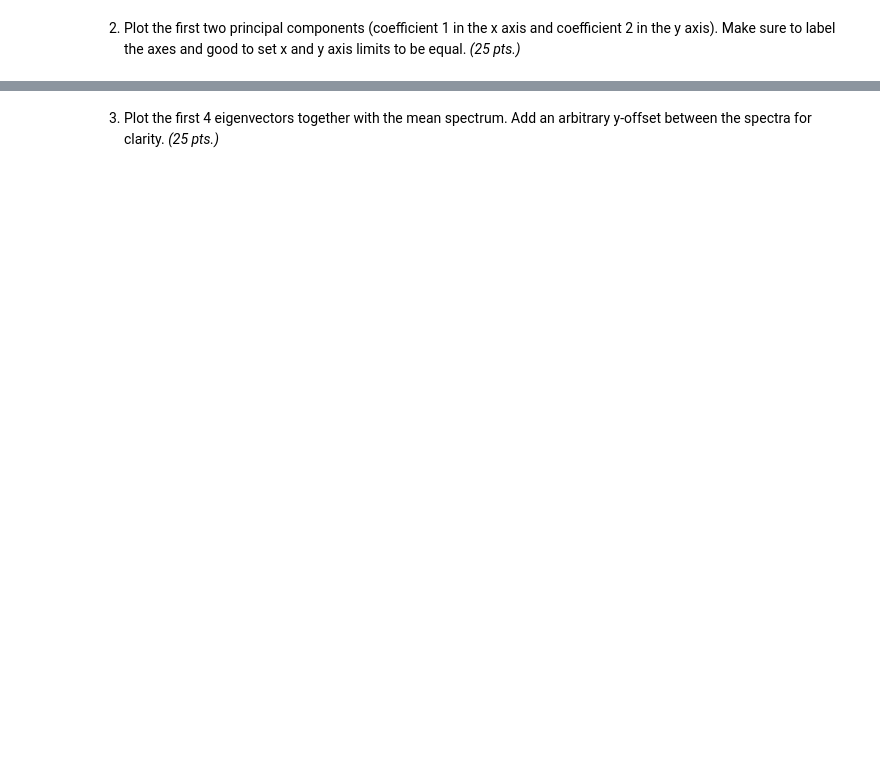
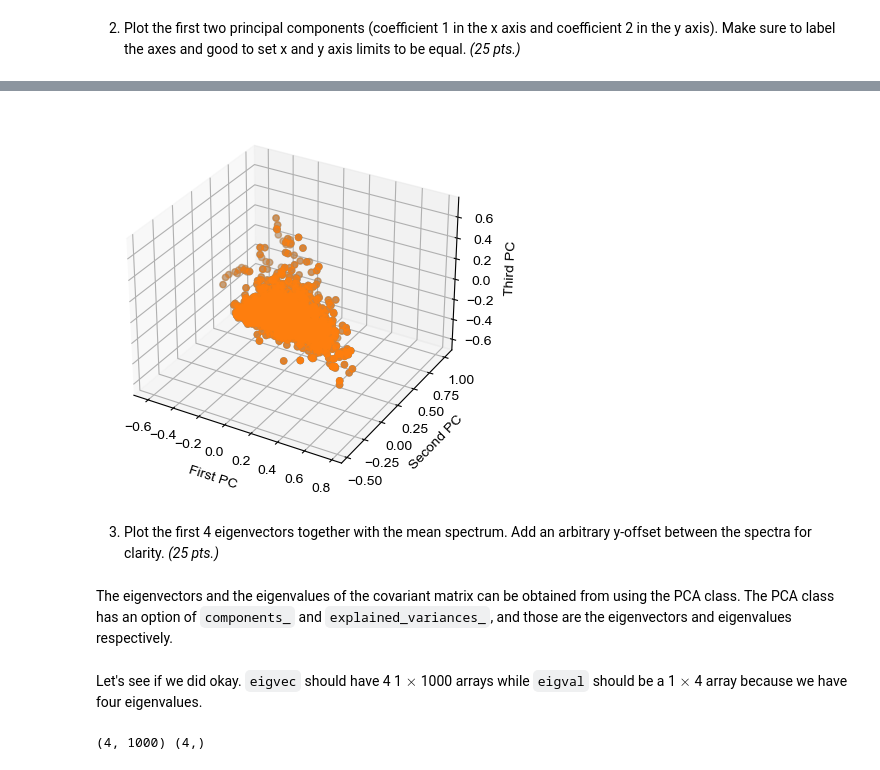
Before and after one commit to majavier26/App_Physics_157, a Jupyter notebook: AP157_lab_assignmnent_A3.ipynb, the cells around one changed output, grey strips where cells are left out. Cells and saved outputs as stored; diff of their text form; code cells hidden in the pictures; blank space fills up the shorter version.

```diff
--- a/AP157_lab_assignmnent_A3.ipynb
+++ b/AP157_lab_assignmnent_A3.ipynb
@@ -158,2 +225,21 @@ zeroes = np.zeros([1000, 1000])
+# %%
+fig = plt.figure()
+ax = fig.add_subplot(projection='3d')
+
+for m, zlow, zhigh in [('o', -50, -25), ('o', -30, -5)]:
+    xs = simple_flux[:, 0]
+    ys = simple_flux[:, 1]
+    zs = simple_flux[:, 2]
+    ax.scatter(xs, ys, zs, marker=m)
+
+ax.set_xlabel('First PC')
+ax.set_ylabel('Second PC')
+ax.set_zlabel('Third PC')
+
+plt.show()
+# %% [output]
+[figure, added]
 # %% [markdown]
 3. Plot the first 4 eigenvectors together with the mean spectrum. Add an arbitrary y-offset between the spectra for clarity. *(25 pts.)*
+# %% [markdown]
+The eigenvectors and the eigenvalues of the covariant matrix can be obtained from using the PCA class. The PCA class has an option of `components_` and `explained_variances_`, and those are the eigenvectors and eigenvalues respectively.
@@ -159,0 +249,6 @@ zeroes = np.zeros([1000, 1000])
+# %% [markdown]
+Let's see if we did okay. `eigvec` should have 4 1 $\times$ 1000 arrays while `eigval` should be a 1 $\times$ 4 array because we have four eigenvalues.
+# %%
+print(eigvec.shape, eigval.shape)
+# %% [output]
+(4, 1000) (4,)
```
Also changed, not shown: parts of 41 cells of this notebook, 1 other file.
